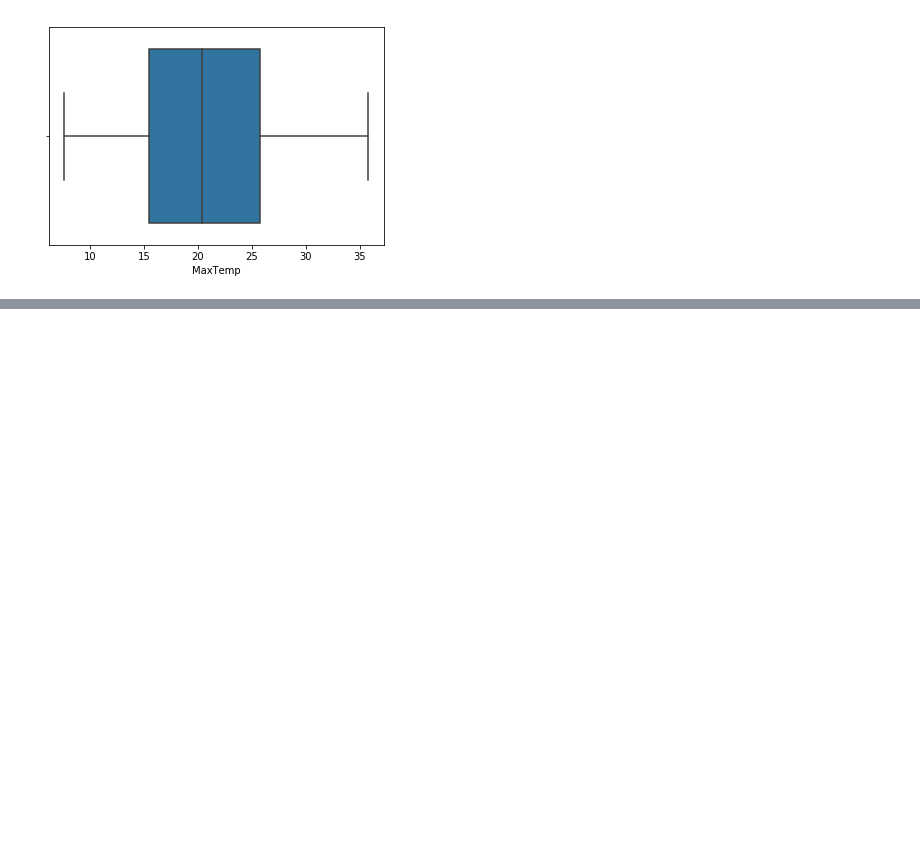
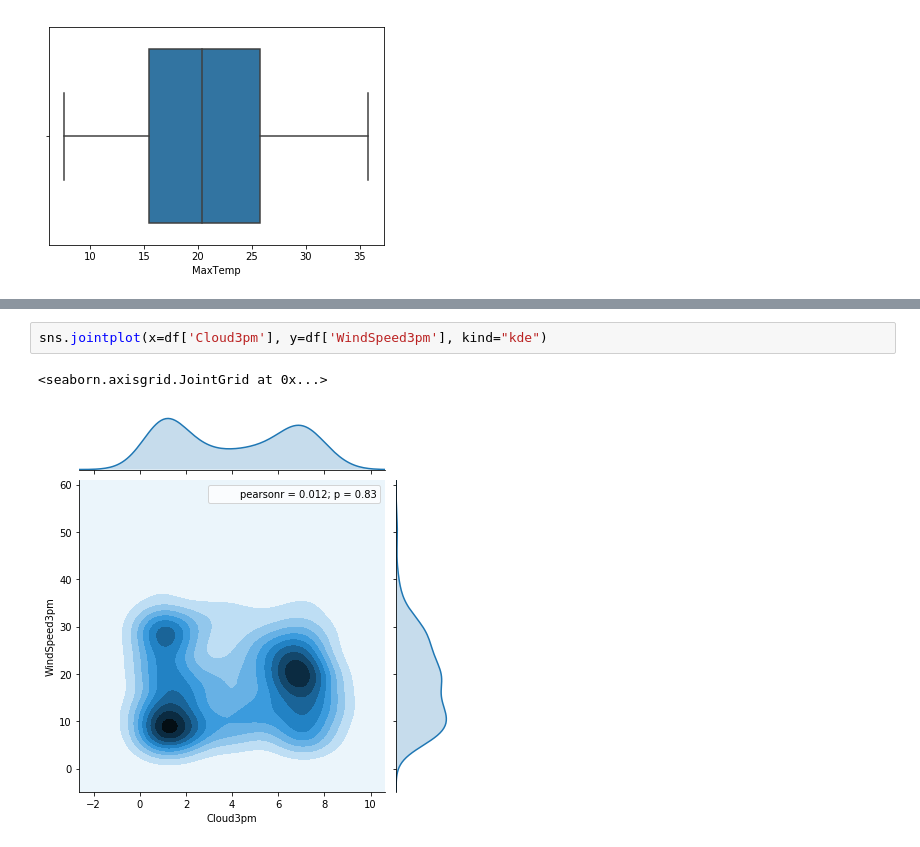
Before and after one commit to mridusood/machine-learning, a Jupyter notebook: ASSIGNMENT_6.ipynb, the cells around one changed output, grey strips where cells are left out. Cells and saved outputs as stored; diff of their text form; blank space fills up the shorter version.

```diff
--- a/ASSIGNMENT_6.ipynb
+++ b/ASSIGNMENT_6.ipynb
@@ -69,0 +80,5 @@ sns.boxplot(df['MaxTemp'])
+# %%
+sns.jointplot(x=df['Cloud3pm'], y=df['WindSpeed3pm'], kind="kde")
+# %% [output]
+<seaborn.axisgrid.JointGrid at 0x...>
+[figure, added]
```
Also changed, not shown: parts of 2 cells of this notebook.
